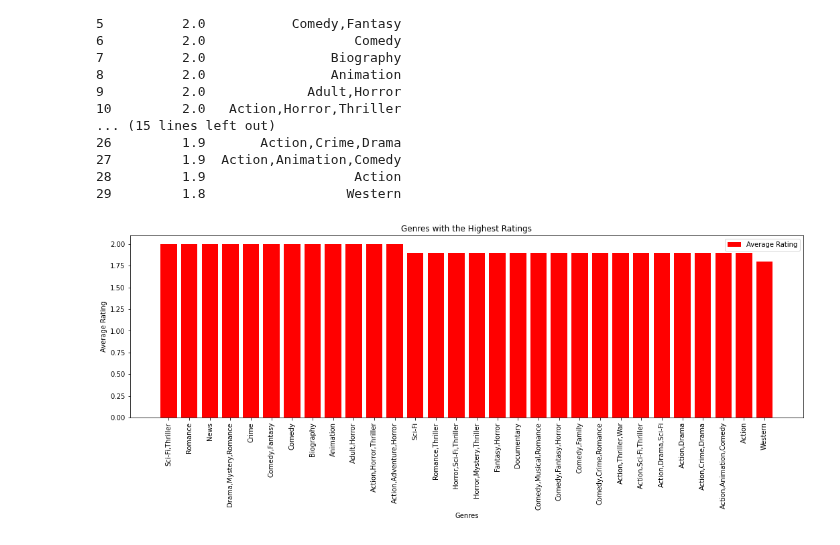
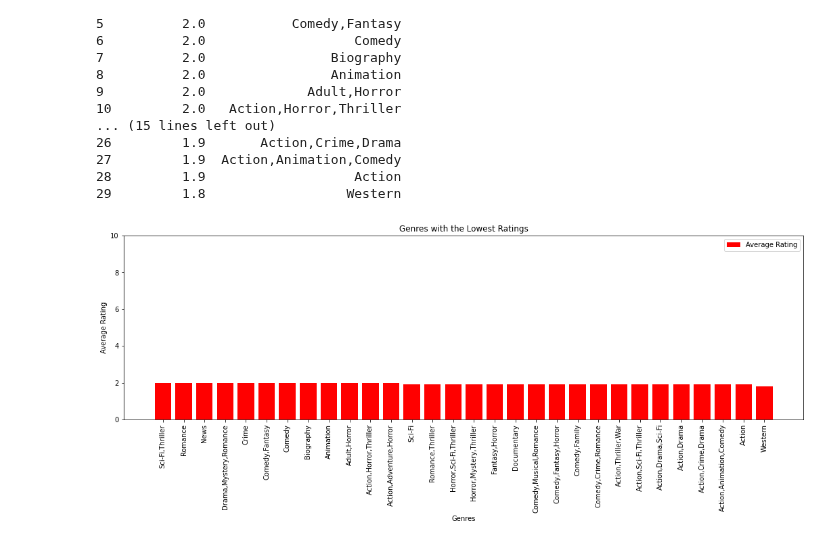
Before and after one commit to QuinnGrigsby/Capstone_Git-ing_it_done_MovieInformation, a Jupyter notebook: Data Understanding.ipynb, the cells around one changed output. Saved outputs shown, nothing was run; the diff lists cells and outputs as text; code cells hidden in the pictures.

Commit message:
changed graphs so scales are the same

```diff
--- a/Data Understanding.ipynb
+++ b/Data Understanding.ipynb
@@ -263,12 +263,14 @@ print(top_30_low)
 29         1.8                  Western
 # %%
 plt.figure(figsize=(18, 5))
+
 plt.bar(top_30_low["genres"], top_30_low["avg_rating"], color = "r")
 plt.xlabel("Genres")
 plt.xticks(rotation = 90)
 plt.ylabel("Average Rating")
-plt.title("Genres with the Highest Ratings")
+plt.yticks(range(0,11,2))
+plt.title("Genres with the Lowest Ratings")
 plt.legend(labels=['Average Rating'])
 plt.show()
 # %% [output]
-[figure, old version]
+[figure, new version]
```
